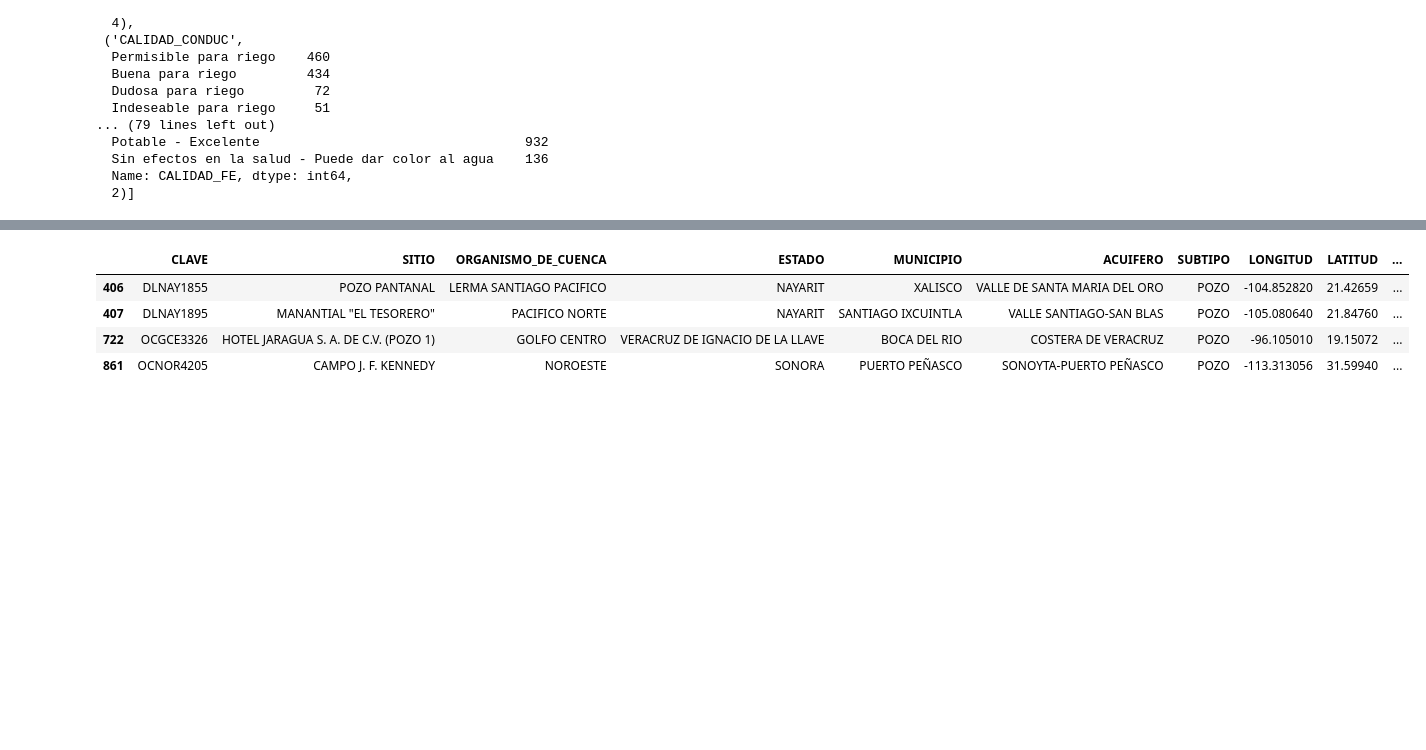
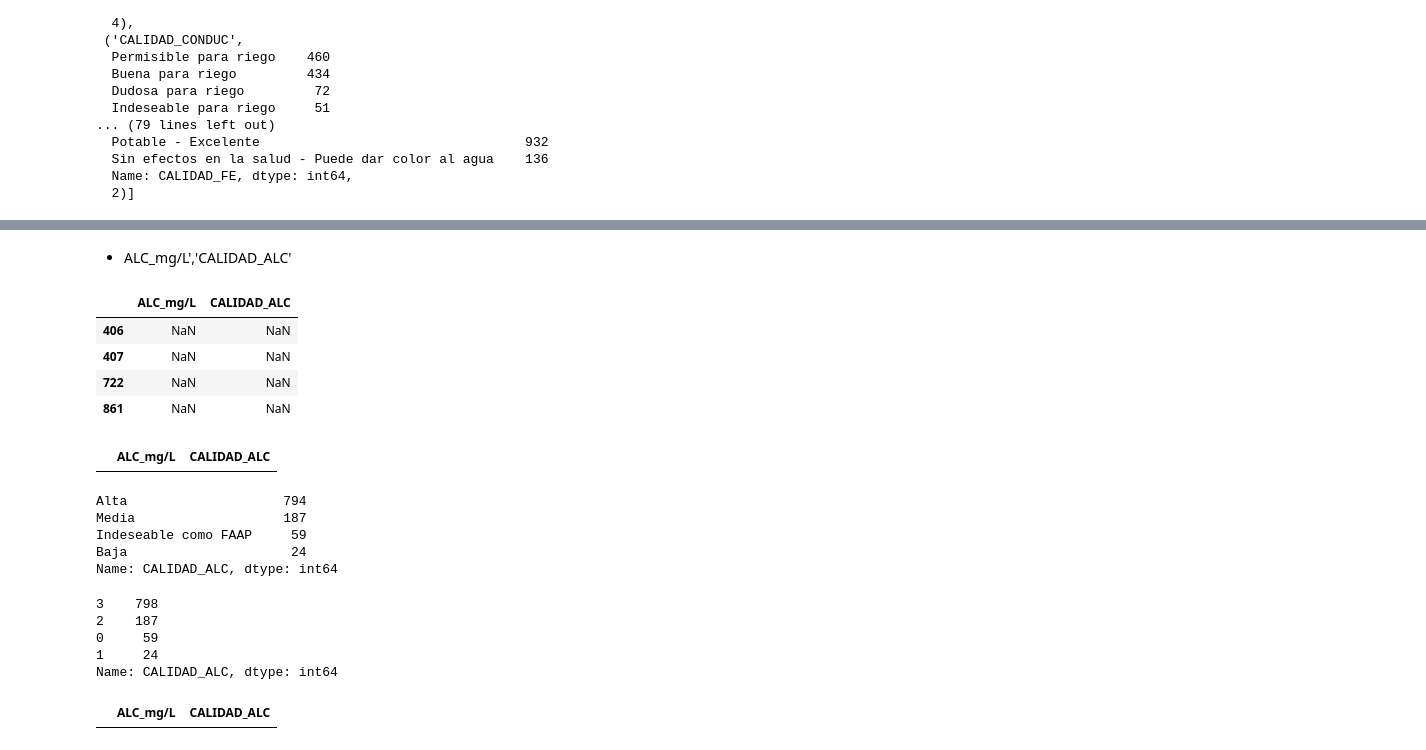
Before and after one commit to PosgradoMNA/actividades-del-projecto-equipo-61, a Jupyter notebook: reto_1/reto1.ipynb, the cells around one changed output, grey strips where cells are left out. Saved outputs shown, nothing was run; the diff lists cells and outputs as text; code cells hidden in the pictures; blank space fills up the shorter version.

```diff
--- a/reto_1/reto1.ipynb
+++ b/reto_1/reto1.ipynb
@@ -277,9 +283,25 @@ for col in col_a_numeric:
+# %% [markdown]
+* ALC_mg/L','CALIDAD_ALC'
 # %%
-#revisar faltantes
-df_calidad_agua_sub.loc[df_calidad_agua_sub['ALC_mg/L'].isna()]
+df_calidad_agua_sub[['ALC_mg/L','CALIDAD_ALC']].loc[df_calidad_agua_sub['ALC_mg/L'].isna()]
 # %% [output]
-|  | CLAVE | SITIO | ORGANISMO_DE_CUENCA | ESTADO | MUNICIPIO | ACUIFERO | SUBTIPO | LONGITUD | LATITUD | ... |
-| 406 | DLNAY1855 | POZO PANTANAL | LERMA SANTIAGO PACIFICO | NAYARIT | XALISCO | VALLE DE SANTA MARIA DEL ORO | POZO | -104.852820 | 21.42659 | ... |
-| 407 | DLNAY1895 | MANANTIAL "EL TESORERO" | PACIFICO NORTE | NAYARIT | SANTIAGO IXCUINTLA | VALLE SANTIAGO-SAN BLAS | POZO | -105.080640 | 21.84760 | ... |
-| 722 | OCGCE3326 | HOTEL JARAGUA S. A. DE C.V. (POZO 1) | GOLFO CENTRO | VERACRUZ DE IGNACIO DE LA LLAVE | BOCA DEL RIO | COSTERA DE VERACRUZ | POZO | -96.105010 | 19.15072 | ... |
-| 861 | OCNOR4205 | CAMPO J. F. KENNEDY | NOROESTE | SONORA | PUERTO PEÑASCO | SONOYTA-PUERTO PEÑASCO | POZO | -113.313056 | 31.59940 | ... |
+|  | ALC_mg/L | CALIDAD_ALC |
+| 406 | NaN | NaN |
+| 407 | NaN | NaN |
+| 722 | NaN | NaN |
+| 861 | NaN | NaN |
+# %%
+# En este caso imputar por mediana
+df_calidad_agua_sub['ALC_mg/L'].fillna(df_calidad_agua_sub['ALC_mg/L'].median(), inplace=True)
+df_calidad_agua_sub[['ALC_mg/L','CALIDAD_ALC']].loc[df_calidad_agua_sub['ALC_mg/L'].isna()]
+# %% [output]
+|  | ALC_mg/L | CALIDAD_ALC |
+# %%
+# En este caso imputar por moda
+df_calidad_agua_sub['CALIDAD_ALC'].value_counts()
+# %% [output]
+Alta                    794
+Media                   187
+Indeseable como FAAP     59
+Baja                     24
+Name: CALIDAD_ALC, dtype: int64
@@ -285,0 +310,14 @@ df_calidad_agua_sub.loc[df_calidad_agua_sub['ALC_mg/L'].isna()]
+# %%
+# Asignar mapa ordinal
+df_calidad_agua_sub['CALIDAD_ALC']=df_calidad_agua_sub['CALIDAD_ALC'].map({'Indeseable como FAAP':0,'Baja':1,'Media':2,'Alta':3})
+df_calidad_agua_sub['CALIDAD_ALC'].value_counts()
+# %% [output]
+3    798
+2    187
+0     59
+1     24
+Name: CALIDAD_ALC, dtype: int64
+# %%
+df_calidad_agua_sub[['ALC_mg/L','CALIDAD_ALC']].loc[df_calidad_agua_sub['CALIDAD_ALC'].isna()]
+# %% [output]
+|  | ALC_mg/L | CALIDAD_ALC |
```
Also changed, not shown: parts of 88 cells of this notebook.
